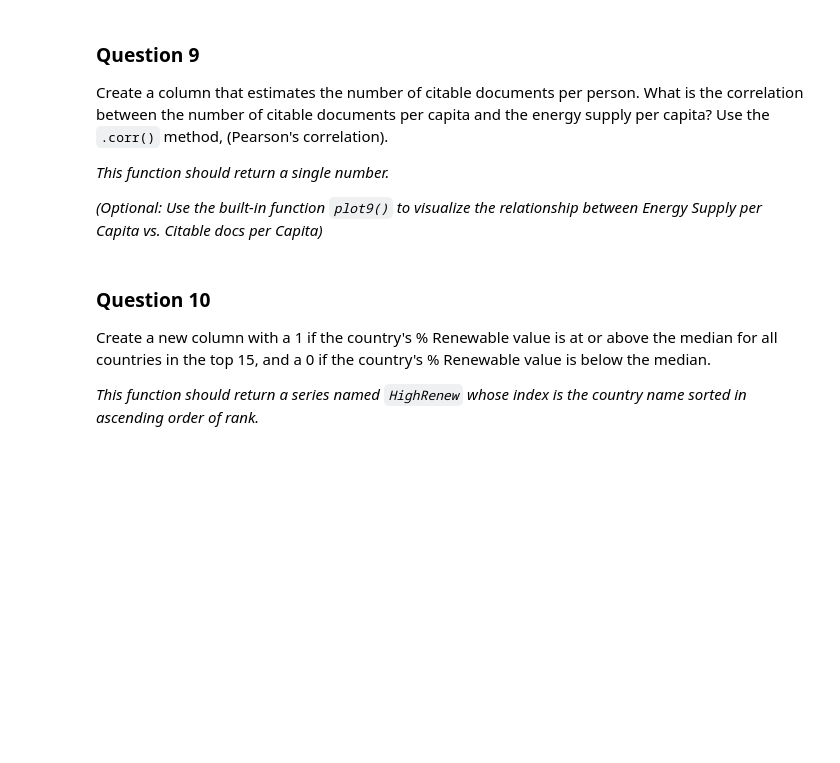
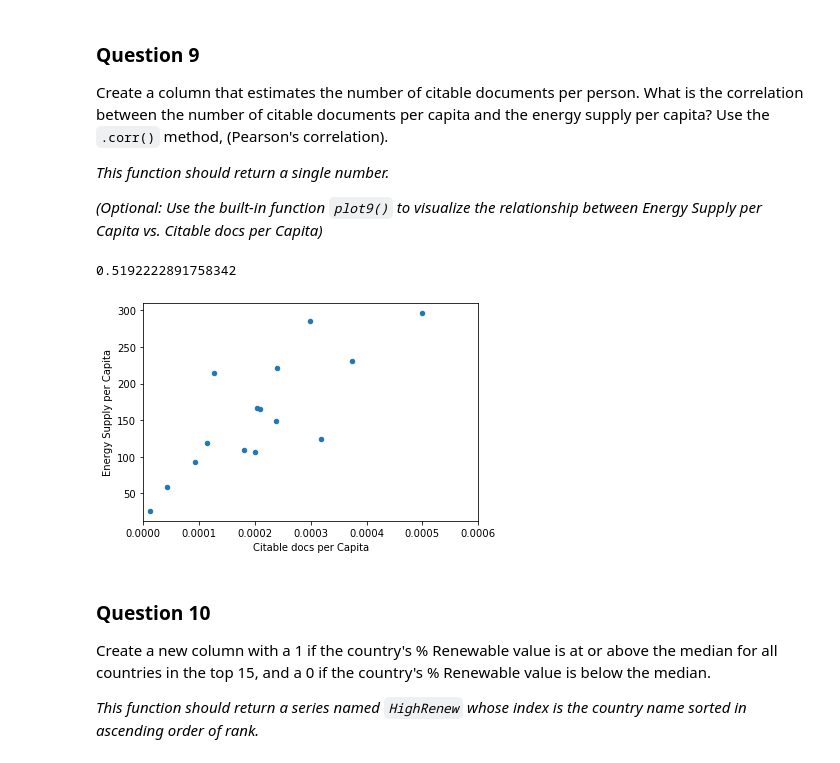
Before and after one commit to ruslanmasinjila/Applied_Data_Science_With_Python, a Jupyter notebook: 1. Introduction to Data Science in Python/week3/assignment3/assignment3.ipynb, the cells around one changed output. Cells and saved outputs as stored; diff of their text form; code cells hidden in the pictures; blank space fills up the shorter version.

```diff
--- a/1. Introduction to Data Science in Python/week3/assignment3/assignment3.ipynb
+++ b/1. Introduction to Data Science in Python/week3/assignment3/assignment3.ipynb
@@ -345,3 +345,18 @@ def answer_nine():
+# %%
+def answer_nine():
+    import scipy.stats as stats
+    # YOUR CODE HERE
+    merged['Citable Documents per Person'] =merged['Citable documents']/merged['Population']
+
+    df=merged[['Citable Documents per Person','Energy Supply per Capita']].dropna()
+
+    corr, pval=stats.pearsonr(df['Citable Documents per Person'],df['Energy Supply per Capita'])
+
+    return corr
+
+answer_nine()
+# %% [output]
+0.5192222891758342
 # %%
 def plot9():
     import matplotlib as plt
@@ -351,6 +366,10 @@ def plot9():
     Top15['PopEst'] = Top15['Energy Supply'] / Top15['Energy Supply per Capita']
     Top15['Citable docs per Capita'] = Top15['Citable documents'] / Top15['PopEst']
     Top15.plot(x='Citable docs per Capita', y='Energy Supply per Capita', kind='scatter', xlim=[0, 0.0006])
+# %%
+plot9()
+# %% [output]
+[figure, added]
 # %%
 assert answer_nine() >= -1. and answer_nine() <= 1., "Q9: A valid correlation should between -1 to 1!"
 # %% [markdown]
```
Also changed, not shown: parts of 5 cells of this notebook, 1 other file.
